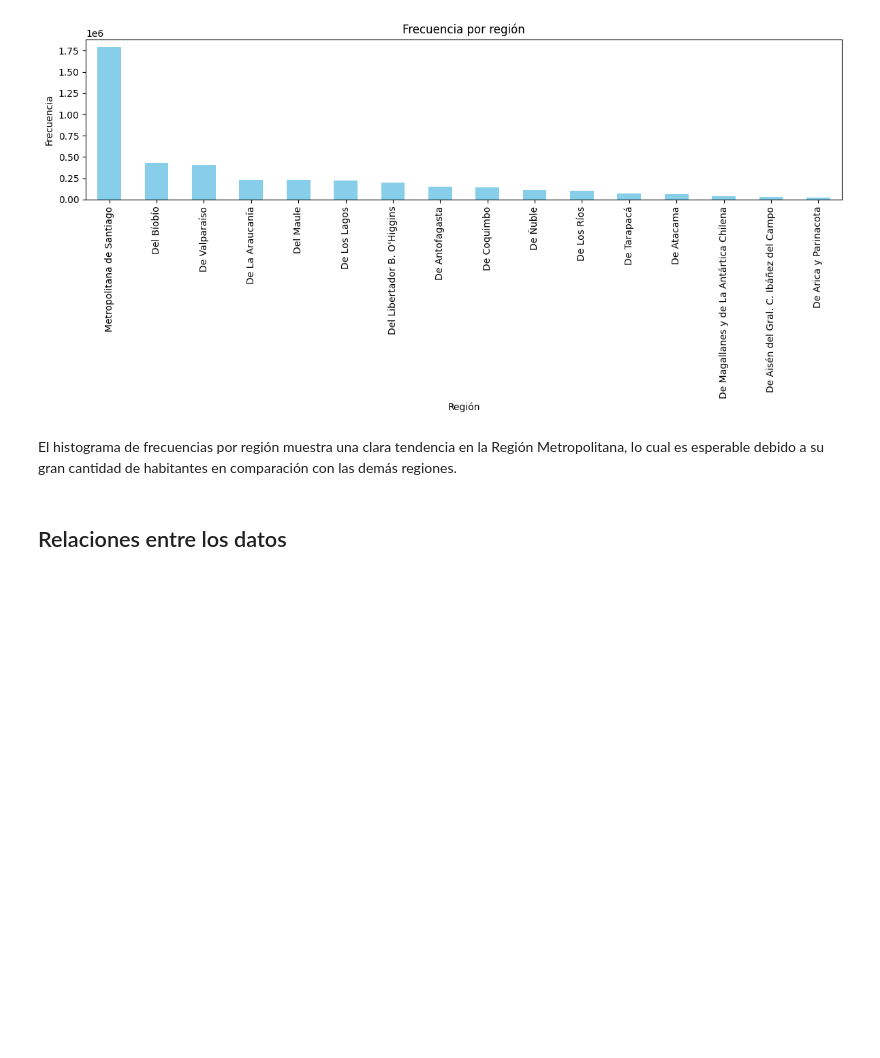
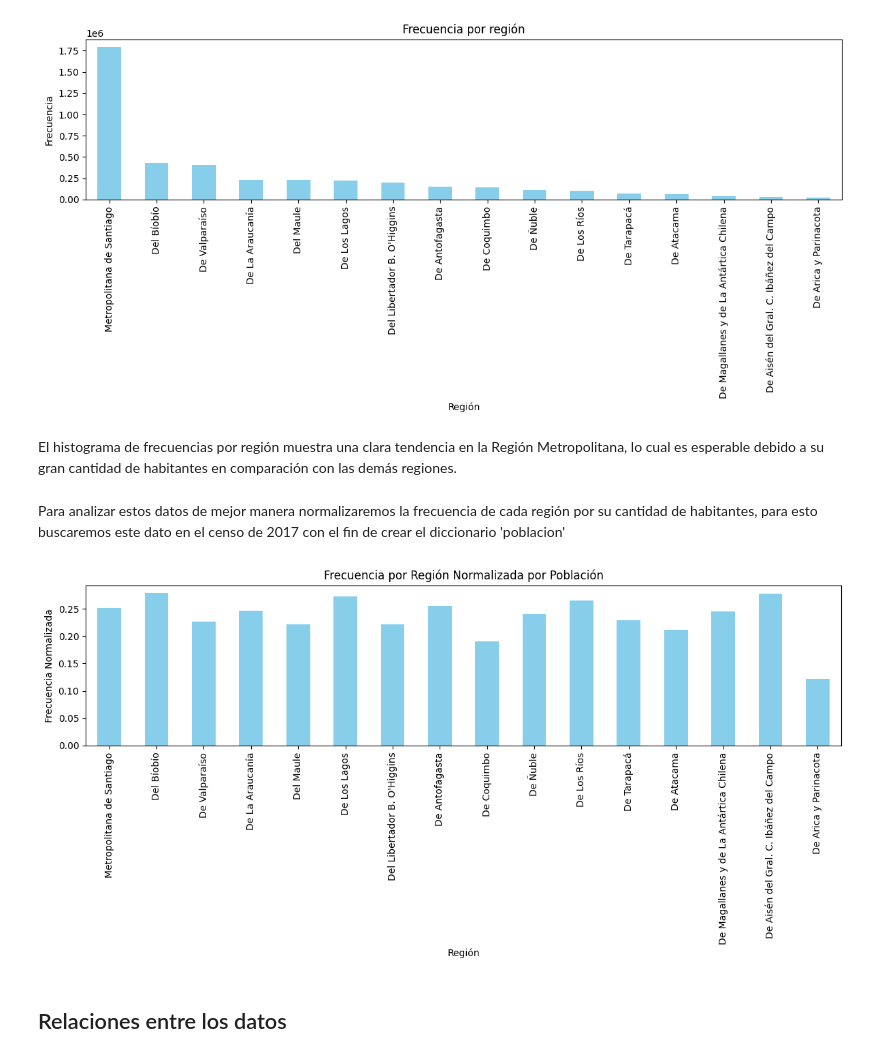
Before and after one commit to fco-marquez/proyecto-mineria, a Jupyter notebook: Hito2.ipynb, the cells around one changed output. Cells and saved outputs as stored; diff of their text form; code cells hidden in the pictures; blank space fills up the shorter version.

```diff
--- a/Hito2.ipynb
+++ b/Hito2.ipynb
@@ -171,3 +153,40 @@ El histograma de frecuencias por región muestra una clara tendencia en la Regi
+# %% [markdown]
+Para analizar estos datos de mejor manera normalizaremos la frecuencia de cada región por su cantidad de habitantes, para esto buscaremos este dato en el censo de 2017 con el fin de crear el diccionario 'poblacion'
+# %%
+poblacion = {
+    'De Tarapacá': 330558,
+    'De Antofagasta': 607534,
+    'De Atacama': 	286168,
+    'De Coquimbo': 757586,
+    'De Valparaíso': 1815902,
+    'Del Libertador B. O\'Higgins': 914555,
+    'Del Maule': 1044950,
+    'Del Bíobío': 1556805,
+    'De La Araucanía': 957224,
+    'De Los Lagos': 828708,
+    'De Aisén del Gral. C. Ibáñez del Campo': 103158,
+    'De Magallanes y de La Antártica Chilena': 166533,
+    'Metropolitana de Santiago': 7112808,
+    'De Los Ríos': 384837,
+    'De Arica y Parinacota': 226068,
+    'De Ñuble': 480609
+}
+# %%
+value_counts = ds['GLOSA_REGION_RESIDENCIA'].value_counts()
+
+normalized_value_counts = value_counts.copy()
+for region in value_counts.index:
+    normalized_value_counts[region] = value_counts[region] / poblacion[region]
+
+plt.figure(figsize=(12, 6))
+normalized_value_counts.plot(kind='bar', color='skyblue')
+plt.xlabel('Región')
+plt.ylabel('Frecuencia Normalizada')
+plt.title('Frecuencia por Región Normalizada por Población')
+plt.tight_layout()
+plt.show()
+# %% [output]
+[figure, added]
 # %% [markdown]
 ## Relaciones entre los datos
 # %% [markdown]
```
Also changed, not shown: parts of 35 cells of this notebook, 1 other file.
